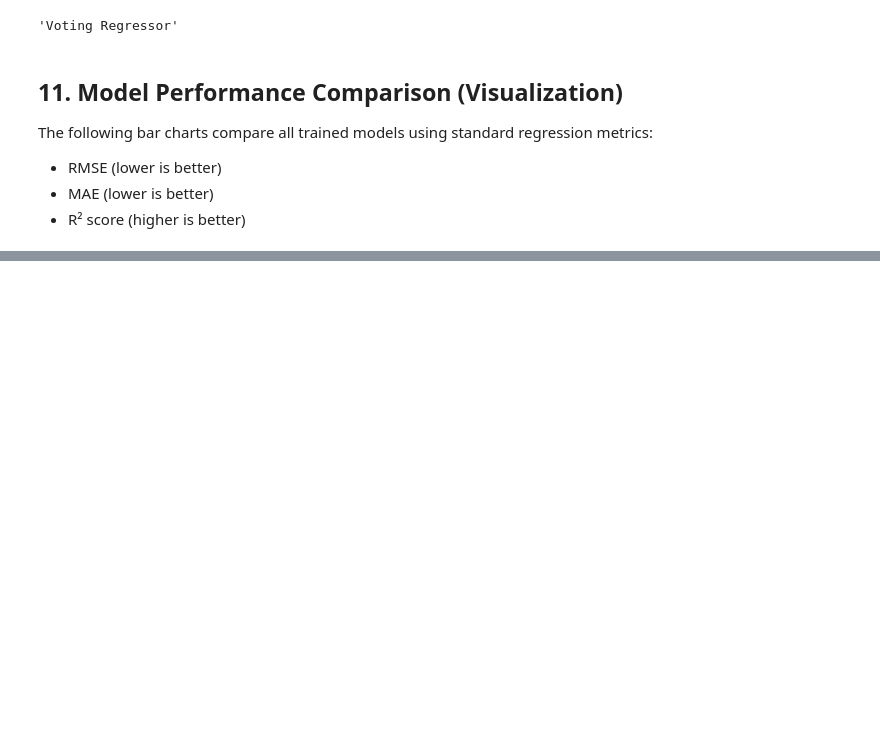
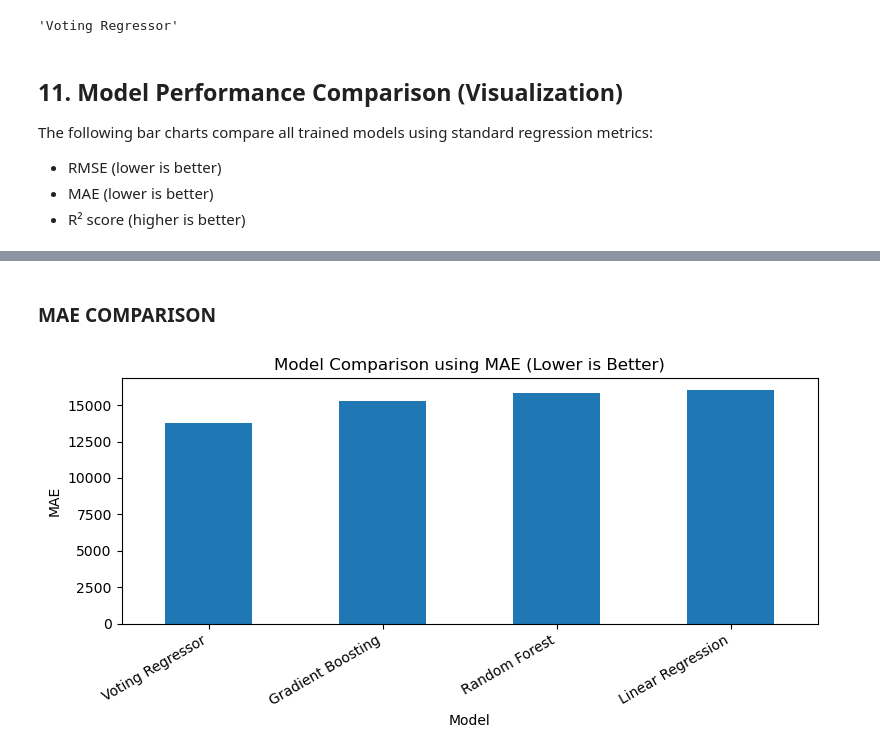
Before and after one commit to pabisha0098/Artificial-Intelligence-Coursework, a Jupyter notebook: 22067308_PabishaBhatta.ipynb, the cells around one changed output, grey strips where cells are left out. Cells and saved outputs as stored; diff of their text form; code cells hidden in the pictures; blank space fills up the shorter version.

```diff
--- a/22067308_PabishaBhatta.ipynb
+++ b/22067308_PabishaBhatta.ipynb
@@ -271,0 +295,12 @@ The following bar charts compare all trained models using standard regression me
+# %% [markdown]
+### MAE COMPARISON
+# %%
+plt.figure(figsize=(8, 4))
+plot_df["MAE"].sort_values().plot(kind="bar")
+plt.ylabel("MAE")
+plt.title("Model Comparison using MAE (Lower is Better)")
+plt.xticks(rotation=30, ha="right")
+plt.tight_layout()
+plt.show()
+# %% [output]
+[figure, added]
```
Also changed, not shown: parts of 7 cells of this notebook.
